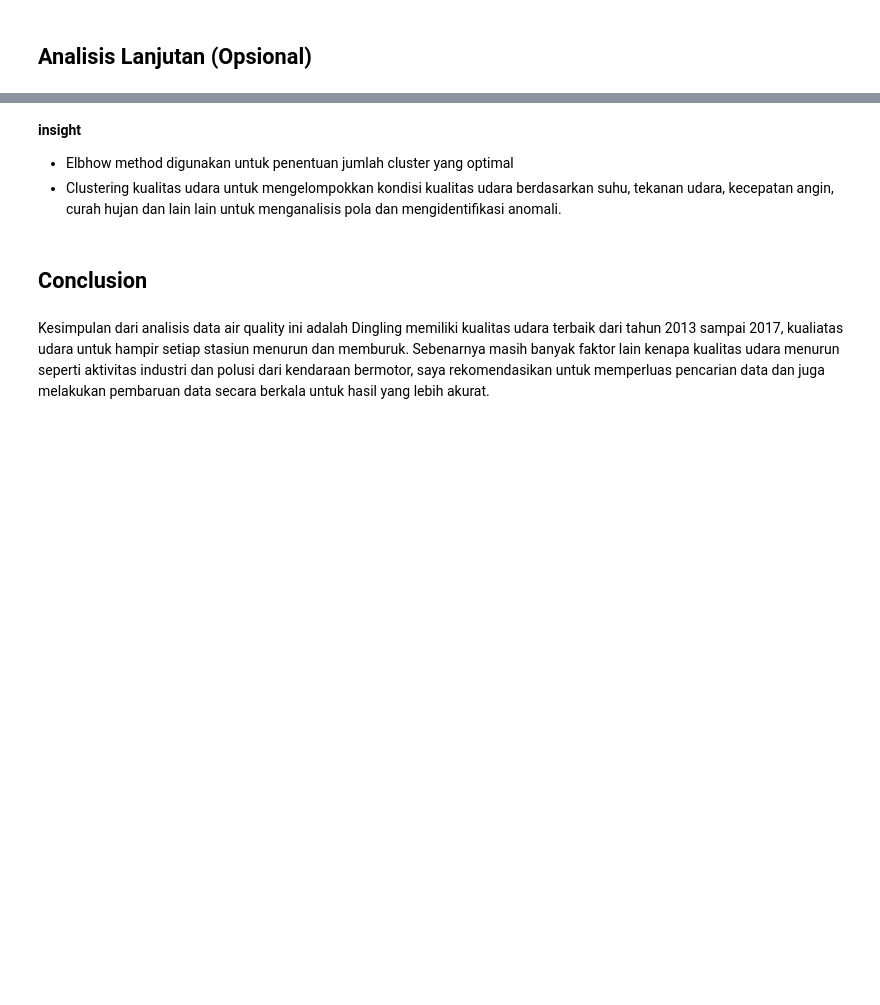
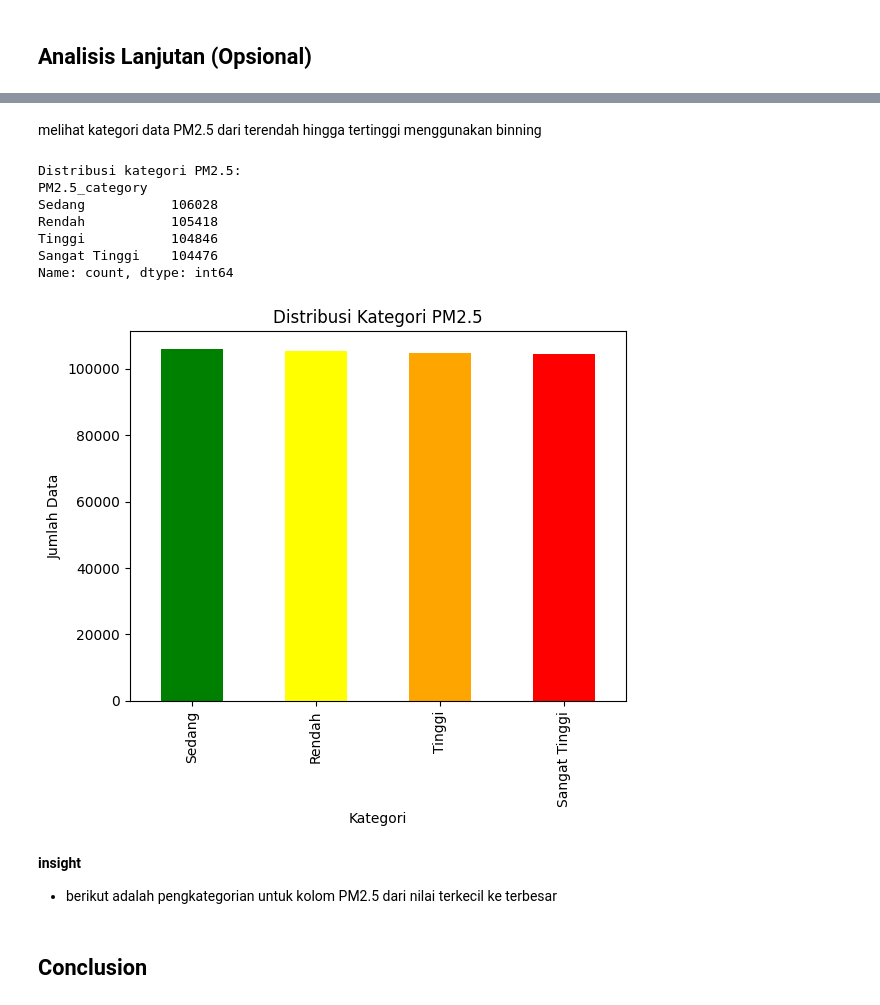
Before and after one commit to BugiSatrio/Air-Quality-dataframe, a Jupyter notebook: notebook.ipynb, the cells around one changed output, grey strips where cells are left out. Cells and saved outputs as stored; diff of their text form; code cells hidden in the pictures; blank space fills up the shorter version.

```diff
--- a/notebook.ipynb
+++ b/notebook.ipynb
@@ -221,0 +269,5 @@ dtype: int64
+# %%
+if 'date' in df_interpolated.columns:
+    df_interpolated['month'] = df_interpolated['date'].dt.month
+    mean_monthly_pollution = df_interpolated.groupby('month')[['PM2.5', 'PM10', 'SO2', 'NO2', 'CO', 'O3']].mean()
+    print(mean_monthly_pollution)
@@ -221,0 +291,5 @@ dtype: int64
+# %%
+ if 'date' in df_interpolated.columns:
+        df_interpolated['year']= df_interpolated['date'].dt.year
+        mean_yearly_pollution = df_interpolated.groupby('year')[['PM2.5', 'PM10', 'SO2', 'NO2', 'CO', 'O3']].mean()
+        print(mean_yearly_pollution)
@@ -413,8 +440,31 @@ Cluster
-# %% [markdown]
-**insight**
-- Elbhow method digunakan untuk penentuan jumlah cluster yang optimal
-- Clustering kualitas udara untuk mengelompokkan kondisi kualitas udara berdasarkan suhu, tekanan udara, kecepatan angin, curah hujan dan lain lain untuk menganalisis pola dan mengidentifikasi anomali.
+# %% [markdown]
+melihat kategori data PM2.5 dari terendah hingga tertinggi menggunakan binning
+# %%
+bin_edges = [df_interpolated['PM2.5'].min(), df_interpolated['PM2.5'].quantile(0.25),
+             df_interpolated['PM2.5'].quantile(0.5), df_interpolated['PM2.5'].quantile(0.75),
+             df_interpolated['PM2.5'].max()]
+bin_labels = ['Rendah', 'Sedang', 'Tinggi', 'Sangat Tinggi']
+
+df_interpolated['PM2.5_category'] = pd.cut(df_interpolated['PM2.5'], bins=bin_edges, labels=bin_labels, include_lowest=True)
+
+print(df_interpolated['PM2.5_category'].value_counts())
+
+df_interpolated['PM2.5_category'].value_counts().plot(kind='bar', color=['green', 'yellow', 'orange', 'red'])
+plt.title('Distribusi Kategori PM2.5')
+plt.xlabel('Kategori')
+plt.ylabel('Jumlah Data')
+plt.show()
+# %% [output]
+Distribusi kategori PM2.5:
+PM2.5_category
+Sedang           106028
+Rendah           105418
+Tinggi           104846
+Sangat Tinggi    104476
+Name: count, dtype: int64
+[figure, added]
+# %% [markdown]
+**insight**
+- berikut adalah pengkategorian untuk kolom PM2.5 dari nilai terkecil ke terbesar
 # %% [markdown]
 ## Conclusion
-# %% [markdown]
-Kesimpulan dari analisis data air quality ini adalah Dingling memiliki kualitas udara terbaik dari tahun 2013 sampai 2017, kualiatas udara untuk hampir setiap stasiun menurun dan memburuk. Sebenarnya masih banyak faktor lain kenapa kualitas udara menurun seperti aktivitas industri dan polusi dari kendaraan bermotor, saya rekomendasikan untuk memperluas pencarian data dan juga melakukan pembaruan data secara berkala untuk hasil yang lebih akurat.
```
Also changed, not shown: parts of 13 cells of this notebook, 1 other file.
